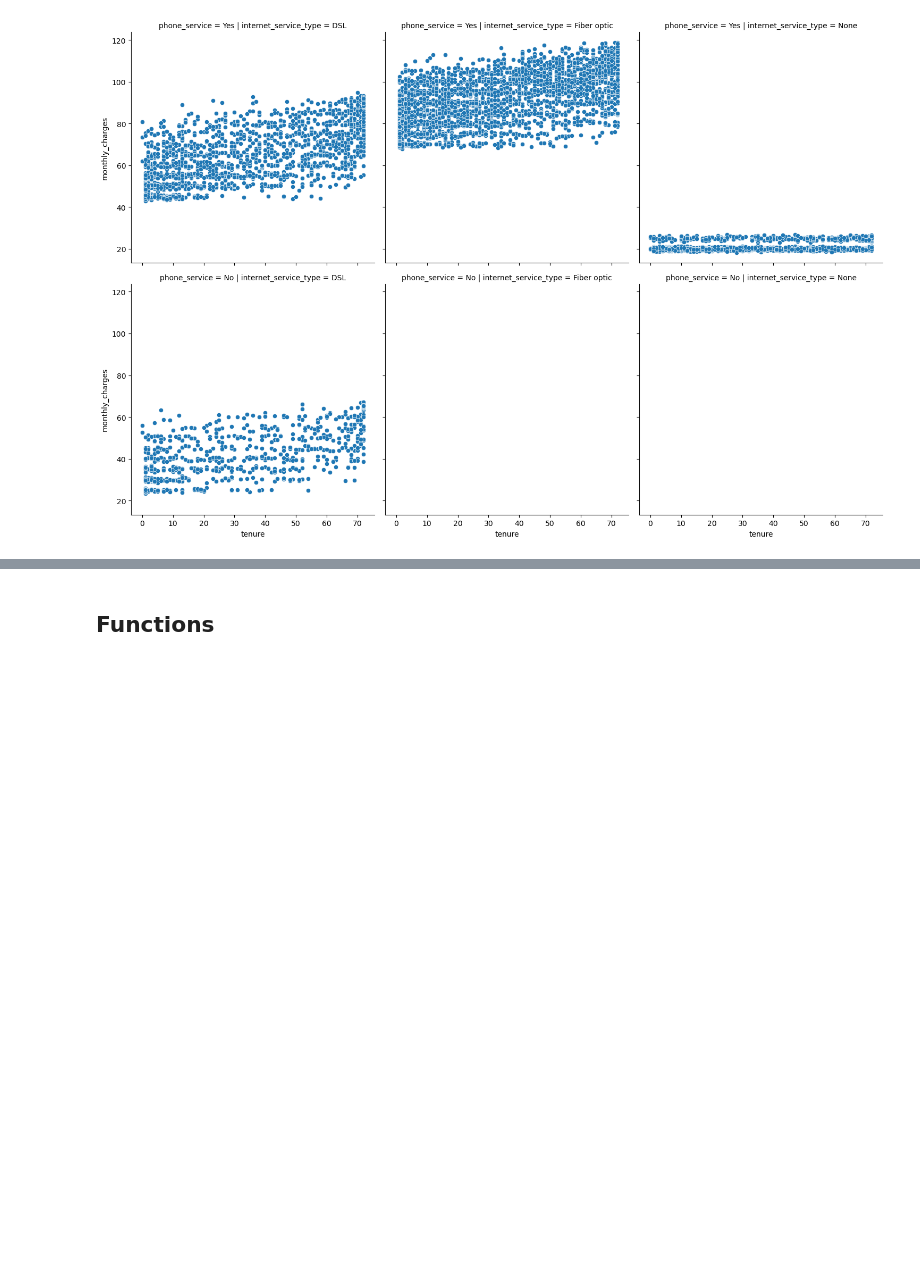
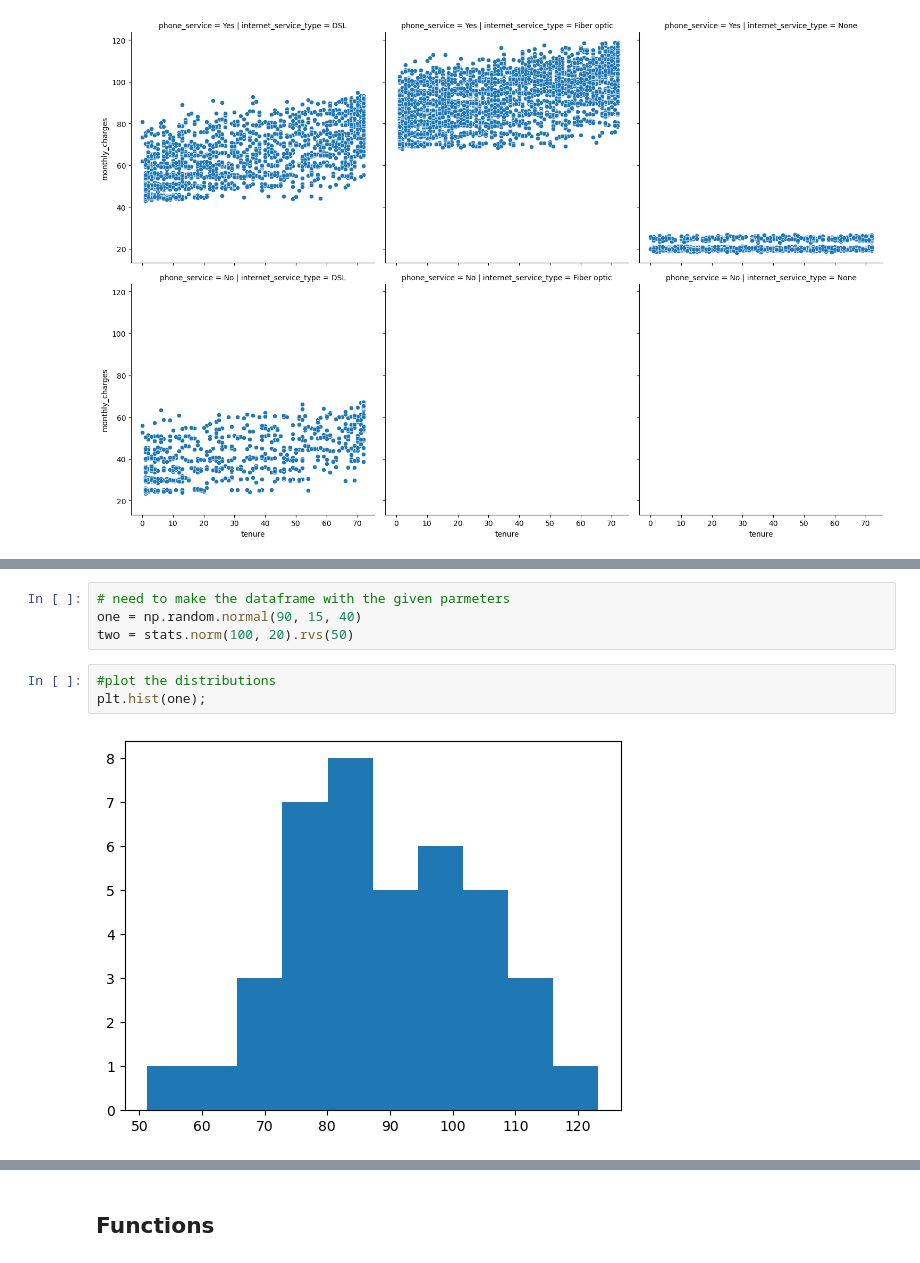
Before and after one commit to NikkideVries/statistics-exercises, a Jupyter notebook: hypothesis_testing.ipynb, the cells around one changed output, grey strips where cells are left out. Drawn from its saved outputs; the diff is of its cells as text; blank space fills up the shorter version.

```diff
--- a/hypothesis_testing.ipynb
+++ b/hypothesis_testing.ipynb
@@ -978,0 +1044,9 @@ plt.show()
+# %%
+# need to make the dataframe with the given parmeters
+one = np.random.normal(90, 15, 40)
+two = stats.norm(100, 20).rvs(50)
+# %%
+#plot the distributions
+plt.hist(one);
+# %% [output]
+[figure, added]
```
Also changed, not shown: parts of 29 cells of this notebook.
